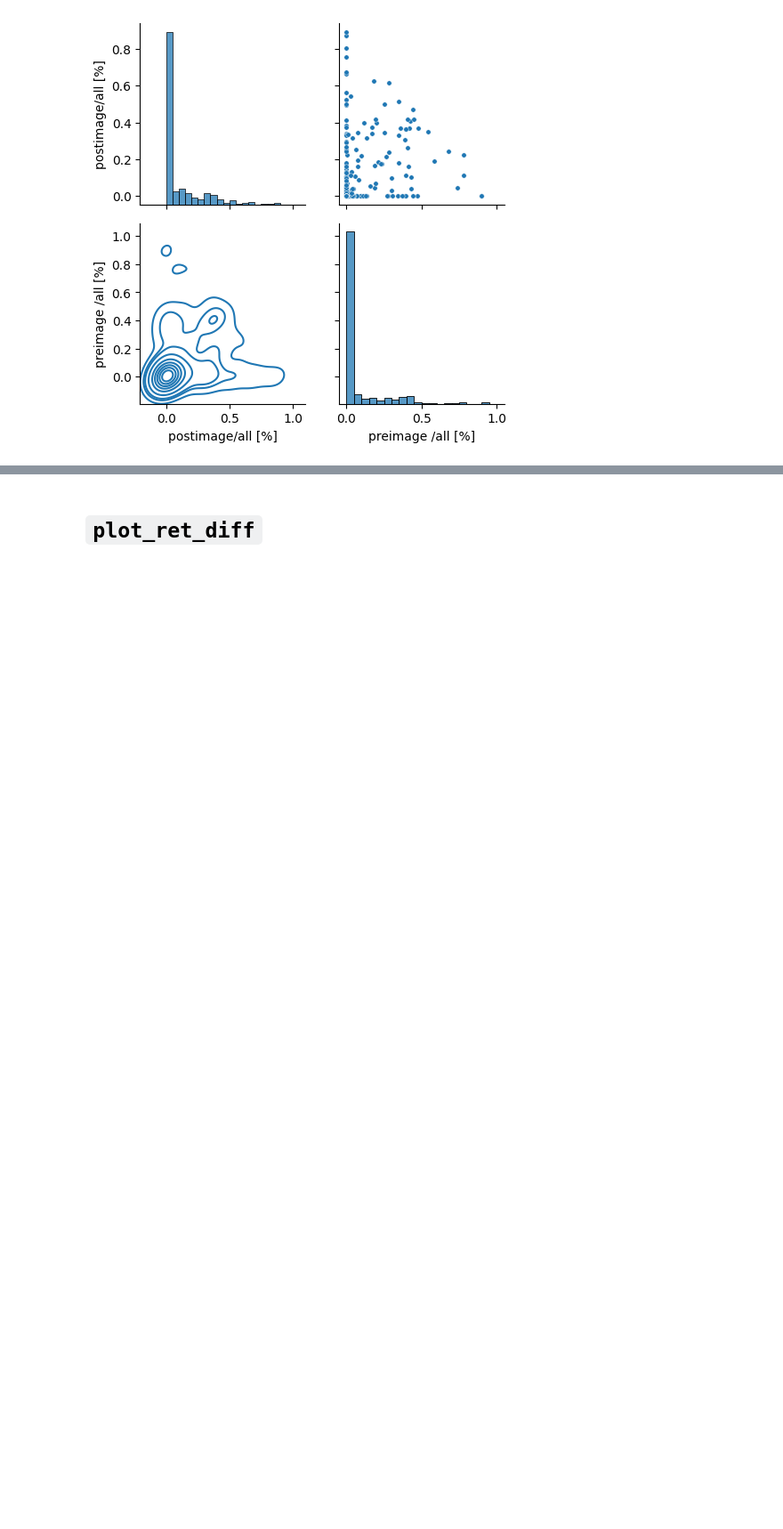
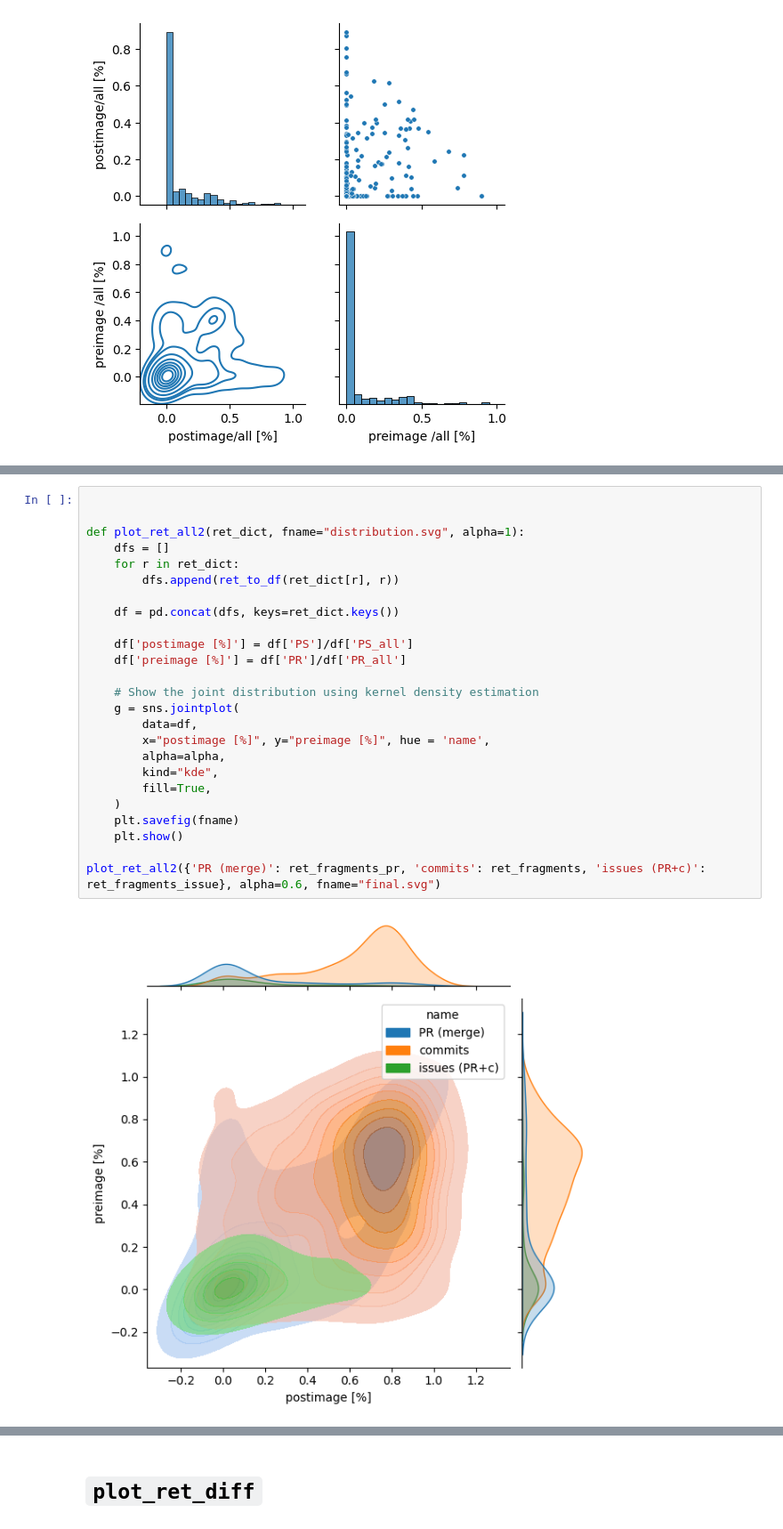
Before and after one commit to ncusi/MSR_Challenge_2024, a Jupyter notebook: notebooks/compare.ipynb, the cells around one changed output, grey strips where cells are left out. Shown at 89% size. Drawn from its saved outputs; the diff is of its cells as text; blank space fills up the shorter version.

```diff
--- a/notebooks/compare.ipynb
+++ b/notebooks/compare.ipynb
@@ -1118,0 +1116,27 @@ no 'Conversations' for https://github.com/SKKUFastech/week1/issues/4
+# %%
+
+
+def plot_ret_all2(ret_dict, fname="distribution.svg", alpha=1):
+    dfs = []
+    for r in ret_dict:
+        dfs.append(ret_to_df(ret_dict[r], r))
+
+    df = pd.concat(dfs, keys=ret_dict.keys())
+
+    df['postimage [%]'] = df['PS']/df['PS_all']
+    df['preimage [%]'] = df['PR']/df['PR_all']
+
+    # Show the joint distribution using kernel density estimation
+    g = sns.jointplot(
+        data=df,
+        x="postimage [%]", y="preimage [%]", hue = 'name',
+        alpha=alpha,
+        kind="kde",
+        fill=True,
+    )
+    plt.savefig(fname)
+    plt.show()
+
+plot_ret_all2({'PR (merge)': ret_fragments_pr, 'commits': ret_fragments, 'issues (PR+c)': ret_fragments_issue}, alpha=0.6, fname="final.svg")
+# %% [output]
+[figure, added]
```
Also changed, not shown: parts of 16 cells of this notebook.
